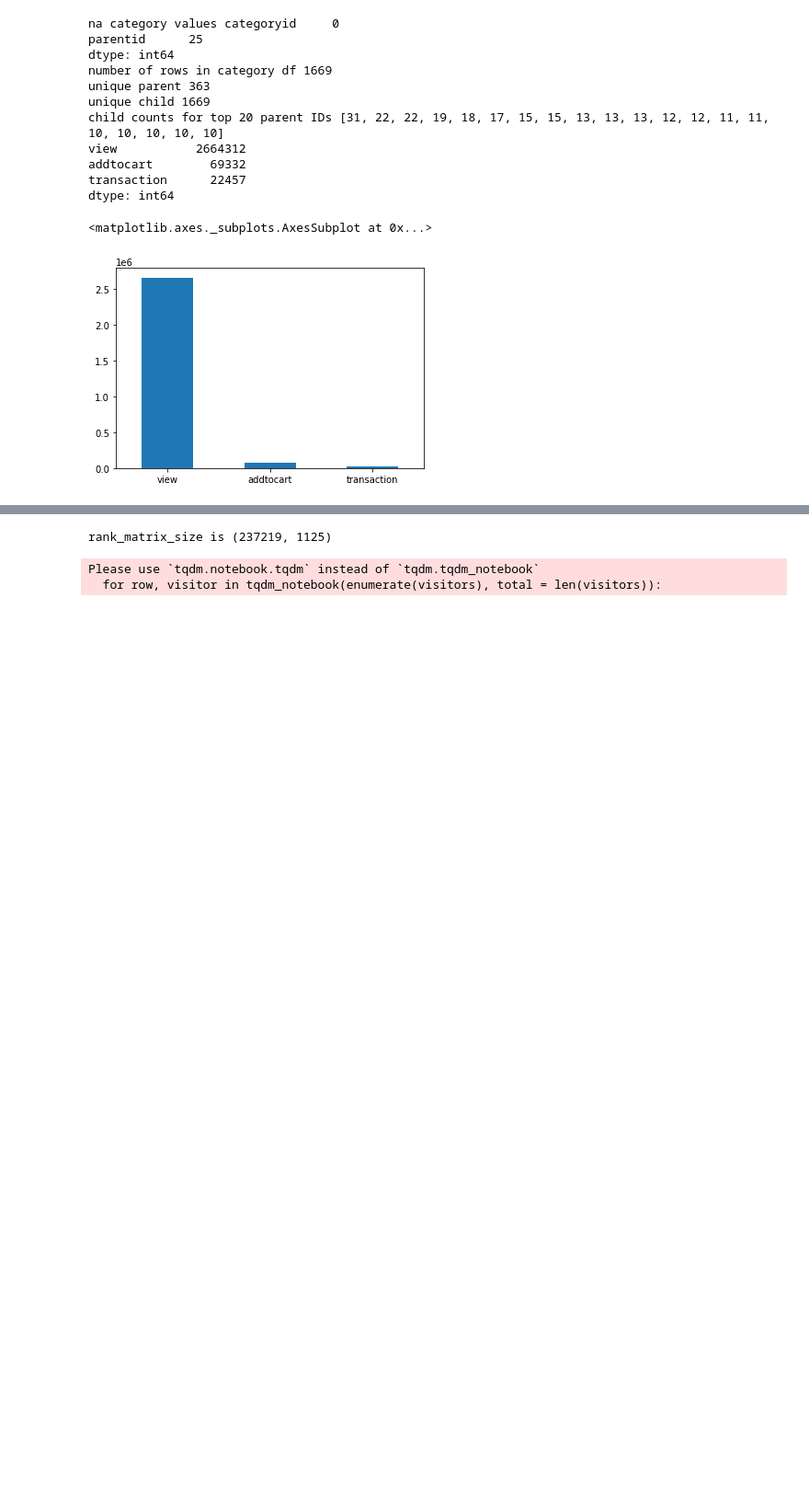
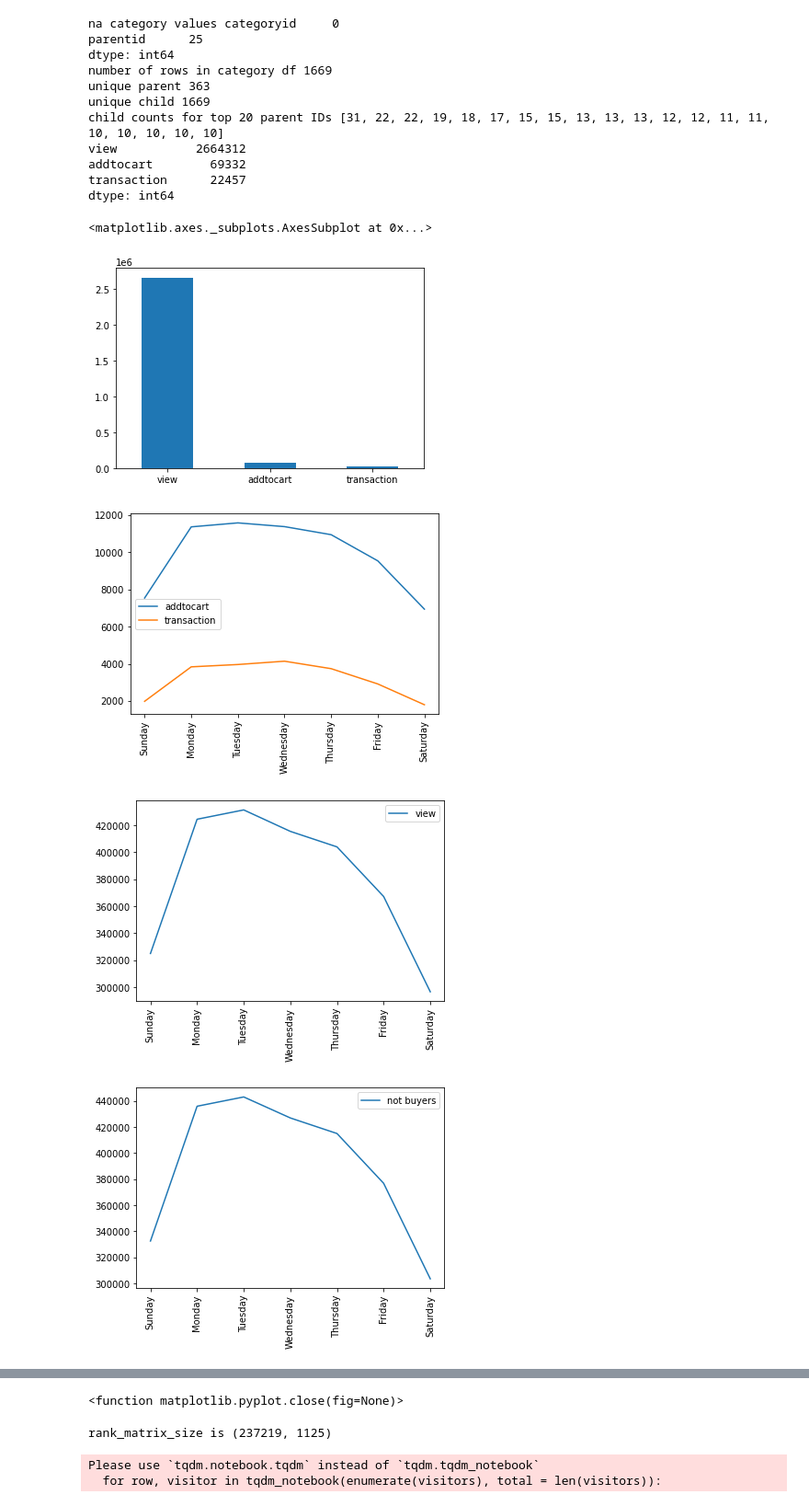
Before and after one commit to merriamt/CSE_881_Final_Project, a Jupyter notebook: main.ipynb, the cells around one changed output, grey strips where cells are left out. Shown at 92% size. Saved outputs shown, nothing was run; the diff lists cells and outputs as text; code cells hidden in the pictures; blank space fills up the shorter version.

```diff
--- a/main.ipynb
+++ b/main.ipynb
@@ -105,3 +105,73 @@ dtype: int64
 # %%
 # since there are only 25 rows with nan values in category_df we decide to eliminate them
 category_df = category_df.dropna()
+# %%
+# we would like to know if days of the week affect puchasing
+events_df.timestamp.dt.day_name()
+counts = pd.value_counts(events_df['event'].values)
+days = ['Sunday', 'Monday', 'Tuesday', 'Wednesday', 'Thursday', 'Friday', 'Saturday']
+x = [1,2,3,4,5,6,7]
+view = []
+addtocart = []
+transaction = []
+number_of_visitors = []
+not_buyers = []
+for day in days:
+    counts = pd.value_counts(events_df.loc[events_df.timestamp.dt.day_name() == day,'event'].values)
+    number_of_visitors.append(sum(events_df.timestamp.dt.day_name() == day))
+#     print(counts)
+#     print("not buyers {}".format(number_of_visitors[-1]))
+    view.append(counts['view'])
+    addtocart.append(counts['addtocart'])
+    transaction.append(counts['transaction'])
+    not_buyers.append(number_of_visitors[-1] - transaction[-1])
+
+
+plt.plot(x, addtocart, label='addtocart')
+plt.plot(x, transaction, label='transaction')
+plt.xticks(x,labels=days, rotation='vertical')
+plt.legend()
+plt.show()
+plt.close
+
+plt.plot(x, view, label='view')
+plt.xticks(x,labels=days, rotation='vertical')
+plt.legend()
+plt.show()
+plt.close
+
+plt.plot(x, not_buyers, label='not buyers')
+plt.xticks(x,labels=days, rotation='vertical')
+plt.legend()
+plt.show()
+plt.close
+
+plt.plot(x, np.log(np.array(transaction)), label='buyers log scale')
+plt.plot(x, np.log(np.array(not_buyers)), label='not buyers log scale')
+plt.xticks(x,labels=days, rotation='vertical')
+plt.legend()
+plt.show()
+plt.close
+
+plt.plot(x, np.array(transaction)/np.array(not_buyers), label='ratio buy/(not buy)')
+plt.xticks(x,labels=days, rotation='vertical')
+plt.legend()
+plt.show()
+plt.close
+
+plt.plot(x, np.array(transaction)/np.array(addtocart), label='ratio buy/addtocart')
+plt.xticks(x,labels=days, rotation='vertical')
+plt.legend()
+plt.show()
+plt.close
+
+
+plt.plot(x, np.array(transaction)/np.array(view), label='ratio buy/view')
+plt.xticks(x,labels=days, rotation='vertical')
+plt.legend()
+plt.show()
+plt.close
+# %% [output]
+[figure, added]
+[figure, added]
+[figure, added]
@@ -107,0 +182 @@ category_df = category_df.dropna()
+<function matplotlib.pyplot.close(fig=None)>
```
Also changed, not shown: parts of 3 cells of this notebook.
